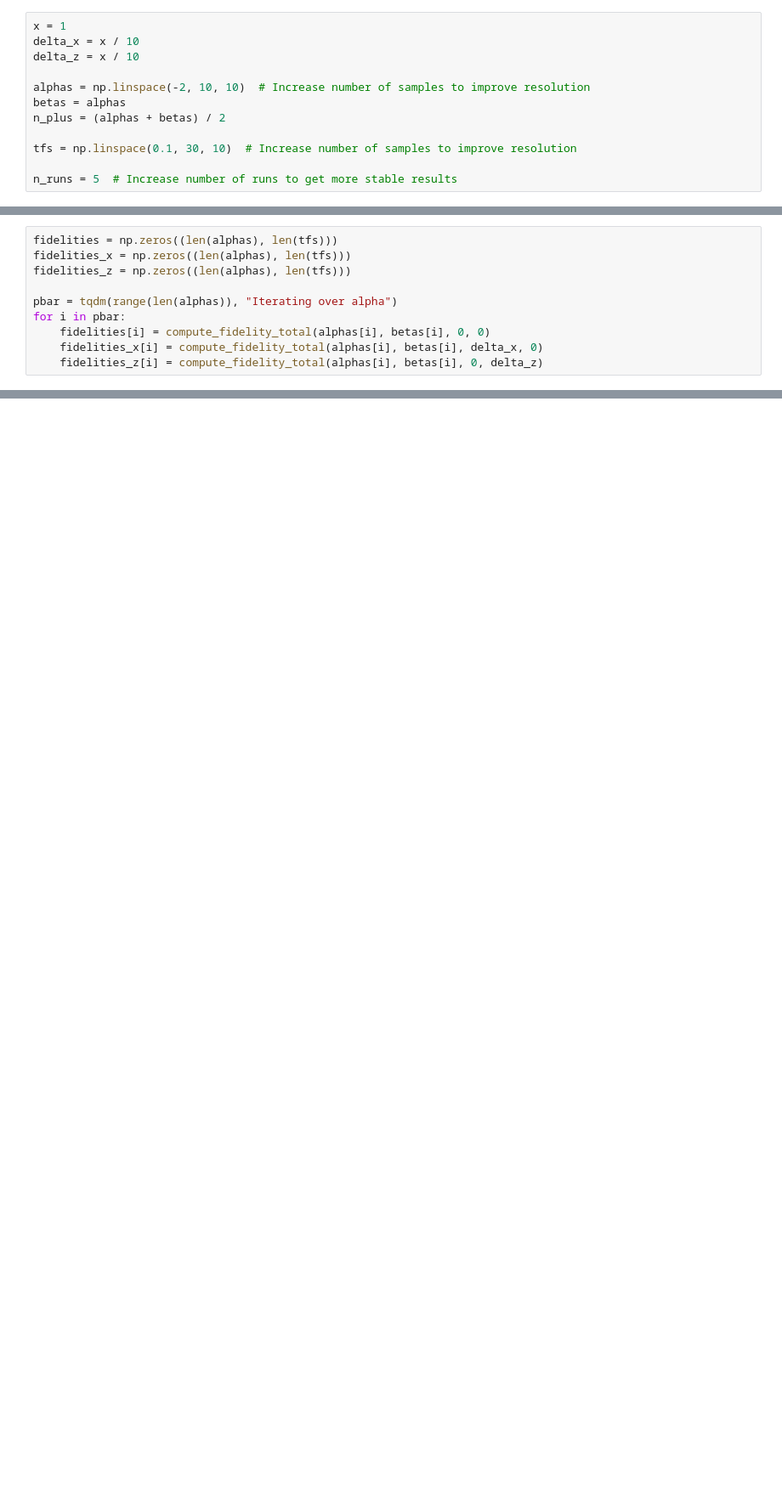
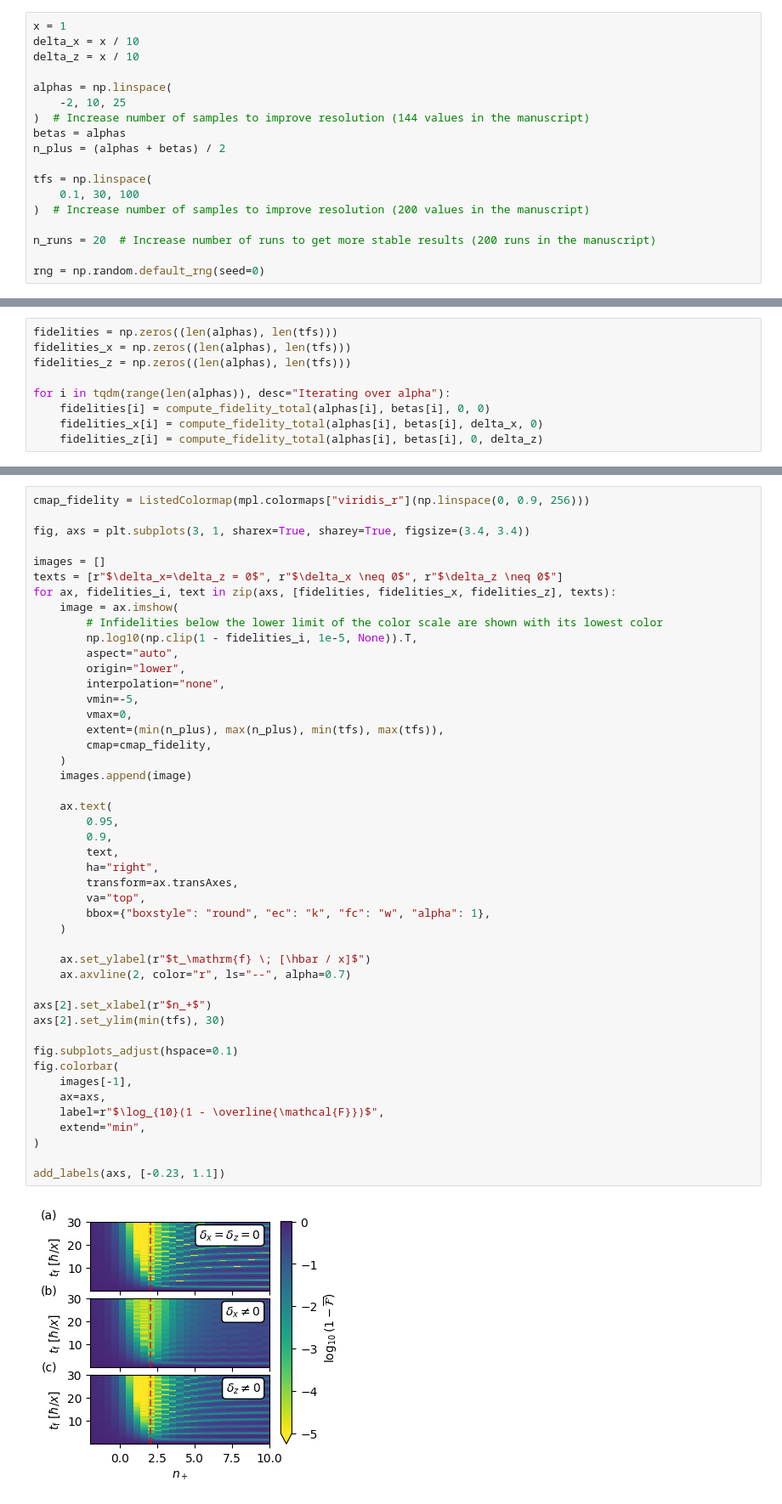
Before and after one commit to Davtax/Alpha-beta-hypergeo, a Jupyter notebook: Fig04-quasistatic_noise.ipynb, the cells around one changed output, grey strips where cells are left out. Shown at 85% size. Saved outputs shown, nothing was run; the diff lists cells and outputs as text; blank space fills up the shorter version.

```diff
--- a/Fig04-quasistatic_noise.ipynb
+++ b/Fig04-quasistatic_noise.ipynb
@@ -17,11 +20,17 @@ x = 1
 delta_x = x / 10
 delta_z = x / 10
 
-alphas = np.linspace(-2, 10, 10)  # Increase number of samples to improve resolution
+alphas = np.linspace(
+    -2, 10, 25
+)  # Increase number of samples to improve resolution (144 values in the manuscript)
 betas = alphas
 n_plus = (alphas + betas) / 2
 
-tfs = np.linspace(0.1, 30, 10)  # Increase number of samples to improve resolution
+tfs = np.linspace(
+    0.1, 30, 100
+)  # Increase number of samples to improve resolution (200 values in the manuscript)
 
-n_runs = 5  # Increase number of runs to get more stable results
+n_runs = 20  # Increase number of runs to get more stable results (200 runs in the manuscript)
+
+rng = np.random.default_rng(seed=0)
 # %%
@@ -60,8 +68,7 @@ fidelities = np.zeros((len(alphas), len(tfs)))
 fidelities_x = np.zeros((len(alphas), len(tfs)))
 fidelities_z = np.zeros((len(alphas), len(tfs)))
 
-pbar = tqdm(range(len(alphas)), "Iterating over alpha")
-for i in pbar:
+for i in tqdm(range(len(alphas)), desc="Iterating over alpha"):
     fidelities[i] = compute_fidelity_total(alphas[i], betas[i], 0, 0)
     fidelities_x[i] = compute_fidelity_total(alphas[i], betas[i], delta_x, 0)
     fidelities_z[i] = compute_fidelity_total(alphas[i], betas[i], 0, delta_z)
@@ -149,0 +77,48 @@ fig.colorbar(
+# %%
+cmap_fidelity = ListedColormap(mpl.colormaps["viridis_r"](np.linspace(0, 0.9, 256)))
+
+fig, axs = plt.subplots(3, 1, sharex=True, sharey=True, figsize=(3.4, 3.4))
+
+images = []
+texts = [r"$\delta_x=\delta_z = 0$", r"$\delta_x \neq 0$", r"$\delta_z \neq 0$"]
+for ax, fidelities_i, text in zip(axs, [fidelities, fidelities_x, fidelities_z], texts):
+    image = ax.imshow(
+        # Infidelities below the lower limit of the color scale are shown with its lowest color
+        np.log10(np.clip(1 - fidelities_i, 1e-5, None)).T,
+        aspect="auto",
+        origin="lower",
+        interpolation="none",
+        vmin=-5,
+        vmax=0,
+        extent=(min(n_plus), max(n_plus), min(tfs), max(tfs)),
+        cmap=cmap_fidelity,
+    )
+    images.append(image)
+
+    ax.text(
+        0.95,
+        0.9,
+        text,
+        ha="right",
+        transform=ax.transAxes,
+        va="top",
+        bbox={"boxstyle": "round", "ec": "k", "fc": "w", "alpha": 1},
+    )
+
+    ax.set_ylabel(r"$t_\mathrm{f} \; [\hbar / x]$")
+    ax.axvline(2, color="r", ls="--", alpha=0.7)
+
+axs[2].set_xlabel(r"$n_+$")
+axs[2].set_ylim(min(tfs), 30)
+
+fig.subplots_adjust(hspace=0.1)
+fig.colorbar(
+    images[-1],
+    ax=axs,
+    label=r"$\log_{10}(1 - \overline{\mathcal{F}})$",
+    extend="min",
+)
+
+add_labels(axs, [-0.23, 1.1])
+# %% [output]
+[figure, added]
```
Also changed, not shown: parts of 5 cells of this notebook, 47 other files.
